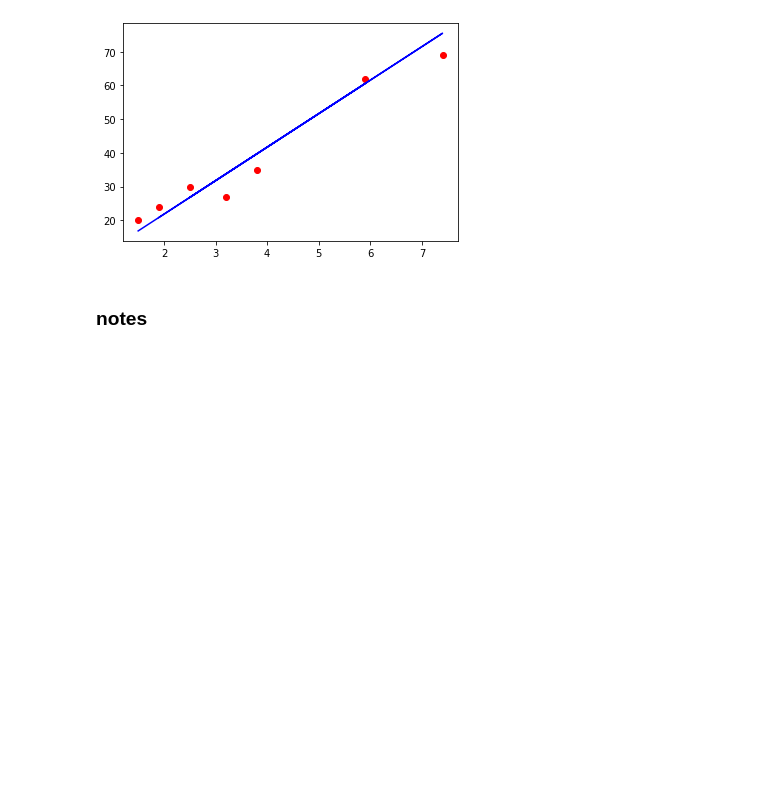
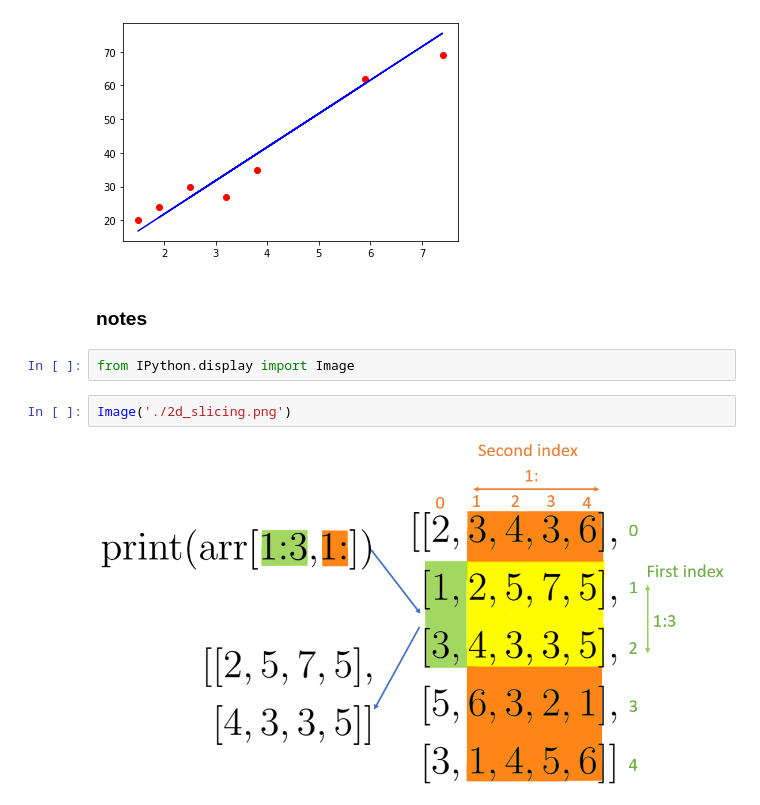
Before and after one commit to kadeeraziz/20DaysOfML, a Jupyter notebook: day2/notebook.ipynb, the cells around one changed output. Saved outputs shown, nothing was run; the diff lists cells and outputs as text; blank space fills up the shorter version.

Commit message:
image display testing

```diff
--- a/day2/notebook.ipynb
+++ b/day2/notebook.ipynb
@@ -85,3 +85,9 @@ plt.plot(X_test , regressor.predict(X_test), color ='blue')
 [figure]
 # %% [markdown]
 ### notes
+# %%
+from IPython.display import Image
+# %%
+Image('./2d_slicing.png')
+# %% [output]
+[figure, added]
```
Also changed, not shown: parts of 1 cell of this notebook.
